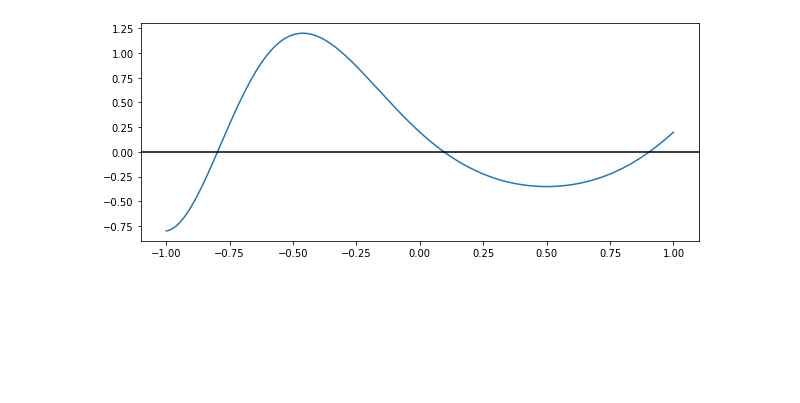
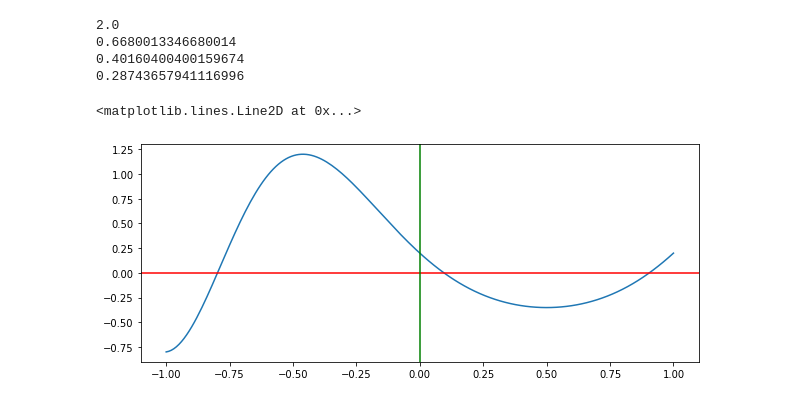
Before and after one commit to fancyzero/SphericalHarmonicNotebook, a Jupyter notebook: FunctionProduct_Lergnard.ipynb, the cells around one changed output. Saved outputs shown, nothing was run; the diff lists cells and outputs as text; code cells hidden in the pictures; blank space fills up the shorter version.

```diff
--- a/FunctionProduct_Lergnard.ipynb
+++ b/FunctionProduct_Lergnard.ipynb
@@ -126,9 +52,5 @@ fig.savefig("Images/plt1")
 # %%
-from matplotlib.collections import LineCollection
-import numpy as np
-from functools import partial
-from matplotlib.animation import FuncAnimation
-from IPython import display
+
 
 
 facttable = [math.factorial(x) for x in range(0, 100)]
@@ -168,54 +90,65 @@ def SampleFunc(func, samplePoints):
     return [func(x) for x in samplePoints]
 
 
-def FuncProduct(func1, func2, samplePoints):
-    v1 = []
-    v2 = []
-    product = []
-
+def FuncInnerProduct(func1, func2, lowBound, hiBound, resolution):
+    samplePoints = np.linspace(lowBound, hiBound,resolution)
     v1 = SampleFunc(func1, samplePoints)
     v2 = SampleFunc(func2, samplePoints)
     product = np.array(v1)*np.array(v2)
+    return np.sum(product)/resolution*(hiBound-lowBound)
 
-    return product
+ee = partial(P, 0,0)
+print(FuncInnerProduct(ee,ee,-1,1,1000))
+ee = partial(P, 1,0)
+print(FuncInnerProduct(ee,ee,-1,1,1000))
+ee = partial(P, 2,0)
+print(FuncInnerProduct(ee,ee,-1,1,1000))
+ee = partial(P, 3,0)
+print(FuncInnerProduct(ee,ee,-1,1,1000))
+def MyFunc(x):
+    return math.sin((x-1)*(0.777*x)*3)+0.2
 
 
-def func1(x):
-    return math.sin((x-1)*(0.777*x)*3)+0.2
 
 
 lowResSamples = np.linspace(-1,1,20)
 hiResSamples = np.linspace(-1,1,200)
 
 
-func1LowResSamples = SampleFunc(func1, lowResSamples)
-func1HiResSamples = SampleFunc(func1, hiResSamples)
+func1LowResSamples = SampleFunc(MyFunc, lowResSamples)
+func1HiResSamples = SampleFunc(MyFunc, hiResSamples)
 
 fig, axes = plt.subplots(nrows=1, ncols=1)
 fig.set_size_inches((10, 4))
-axes.plot(hiResSamples, SampleFunc(func1, hiResSamples))
-axes.axhline(0, color='black')
+axes.plot(hiResSamples, SampleFunc(MyFunc, hiResSamples))
+axes.axhline(0, color='red')
+axes.axvline(0, color='green')
 
-scatterX=[]
-scatterY=[]
-segs=[]
-sc = axes.scatter(scatterX, scatterY)
+# scatterX=[]
+# scatterY=[]
+# segs=[]
+# sc = axes.scatter(scatterX, scatterY)
 
-vl = axes.vlines([],[],[])
+# vl = axes.vlines([],[],[])
 
 
 # def AnimationFunction(frame):
 #     x = lowResSamples[frame]
 #     y = func1LowResSamples[frame]
 #     scatterX.append(x)
 #     scatterY.append(y)
 #     segs.append(  ((x,0),(x,y))    )
 #     sc.set_offsets(np.c_[scatterX,scatterY])
 #     vl.set_segments(segs)
 
 # anim_created = FuncAnimation(fig, AnimationFunction, frames=M, interval=2000)
 # anim_created.save("Images/sampleFunc.gif")
 # %% [output]
+2.0
+0.6680013346680014
+0.40160400400159674
+0.28743657941116996
+<matplotlib.lines.Line2D at 0x...>
-[figure, old version]
+[figure, new version]
 # %%
 
```
Also changed, not shown: parts of 10 cells of this notebook, 3 other files.
